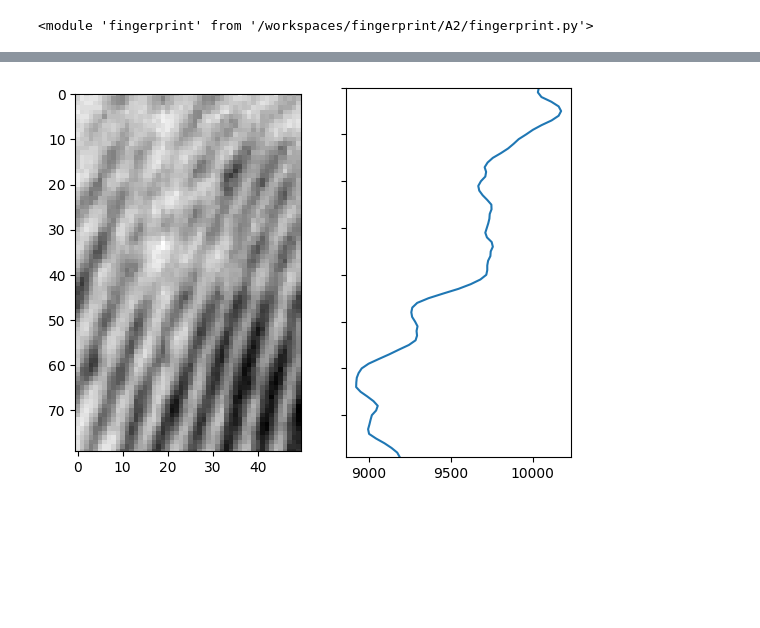
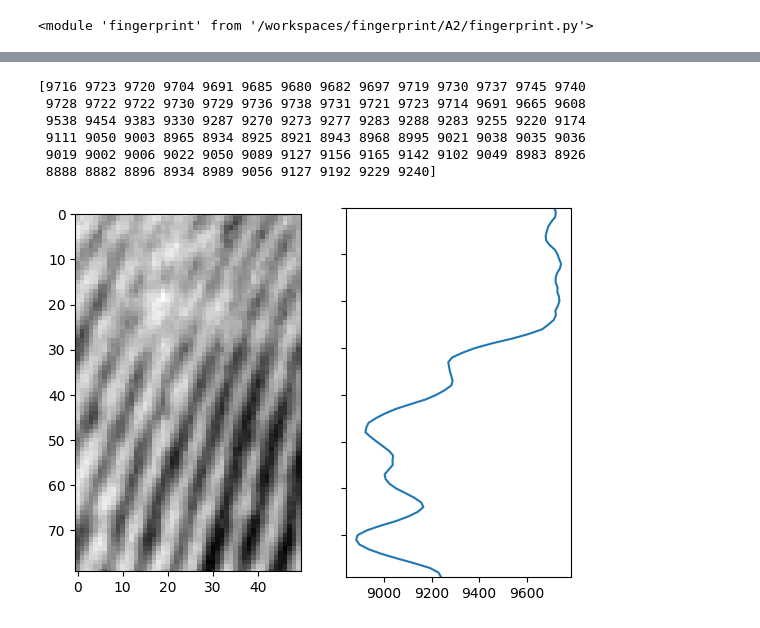
Before and after one commit to robert-aruta/fingerprint, a Jupyter notebook: A2/Untitled-1.ipynb, the cells around one changed output, grey strips where cells are left out. Cells and saved outputs as stored; diff of their text form; code cells hidden in the pictures; blank space fills up the shorter version.

```diff
--- a/A2/Untitled-1.ipynb
+++ b/A2/Untitled-1.ipynb
@@ -53,8 +87,9 @@ show((draw_orientations(readFingerPrints[0][0], orientationsList[0], strengthsLi
 # %% [output]
 [interactive output not drawn]
 # %%
-regionList, blurRegionList, xSigList = fp.ridge_frequency(readFingerPrints)
-
+regionList, locMaxList, xSigList = fp.ridge_frequency(readFingerPrints)
+show(regionList[0])
+print(xSigList[0])
 x = np.arange(regionList[0].shape[0])
 f, axarr = plt.subplots(1, 2, sharey = True)
 axarr[0].imshow(regionList[0], cmap = 'gray')
@@ -65 +101,7 @@ plt.show()
+[9716 9723 9720 9704 9691 9685 9680 9682 9697 9719 9730 9737 9745 9740
+ 9728 9722 9722 9730 9729 9736 9738 9731 9721 9723 9714 9691 9665 9608
+ 9538 9454 9383 9330 9287 9270 9273 9277 9283 9288 9283 9255 9220 9174
+ 9111 9050 9003 8965 8934 8925 8921 8943 8968 8995 9021 9038 9035 9036
+ 9019 9002 9006 9022 9050 9089 9127 9156 9165 9142 9102 9049 8983 8926
+ 8888 8882 8896 8934 8989 9056 9127 9192 9229 9240]
-[figure, old version]
+[figure, new version]
```
Also changed, not shown: parts of 8 cells of this notebook, 1 other file.
